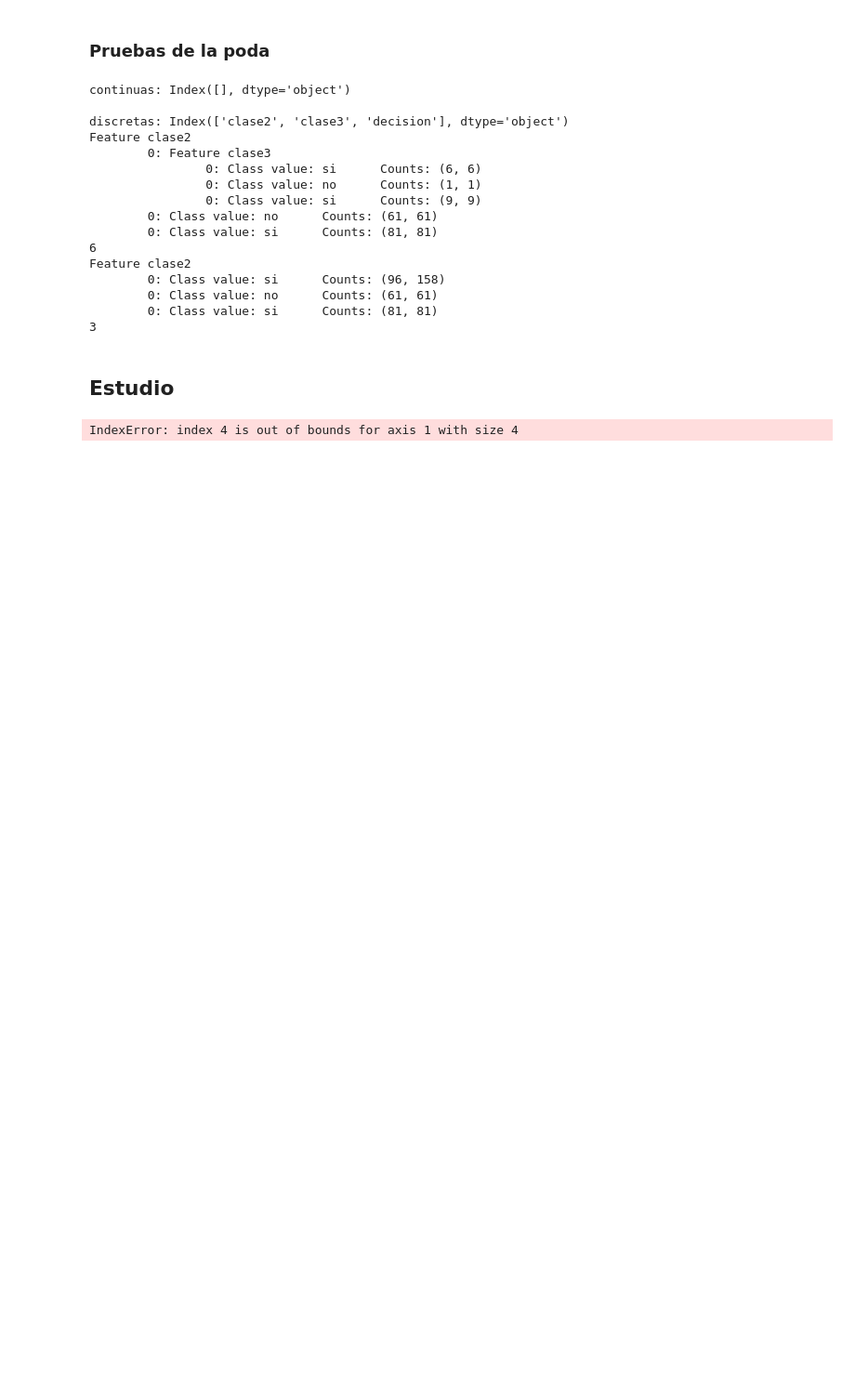
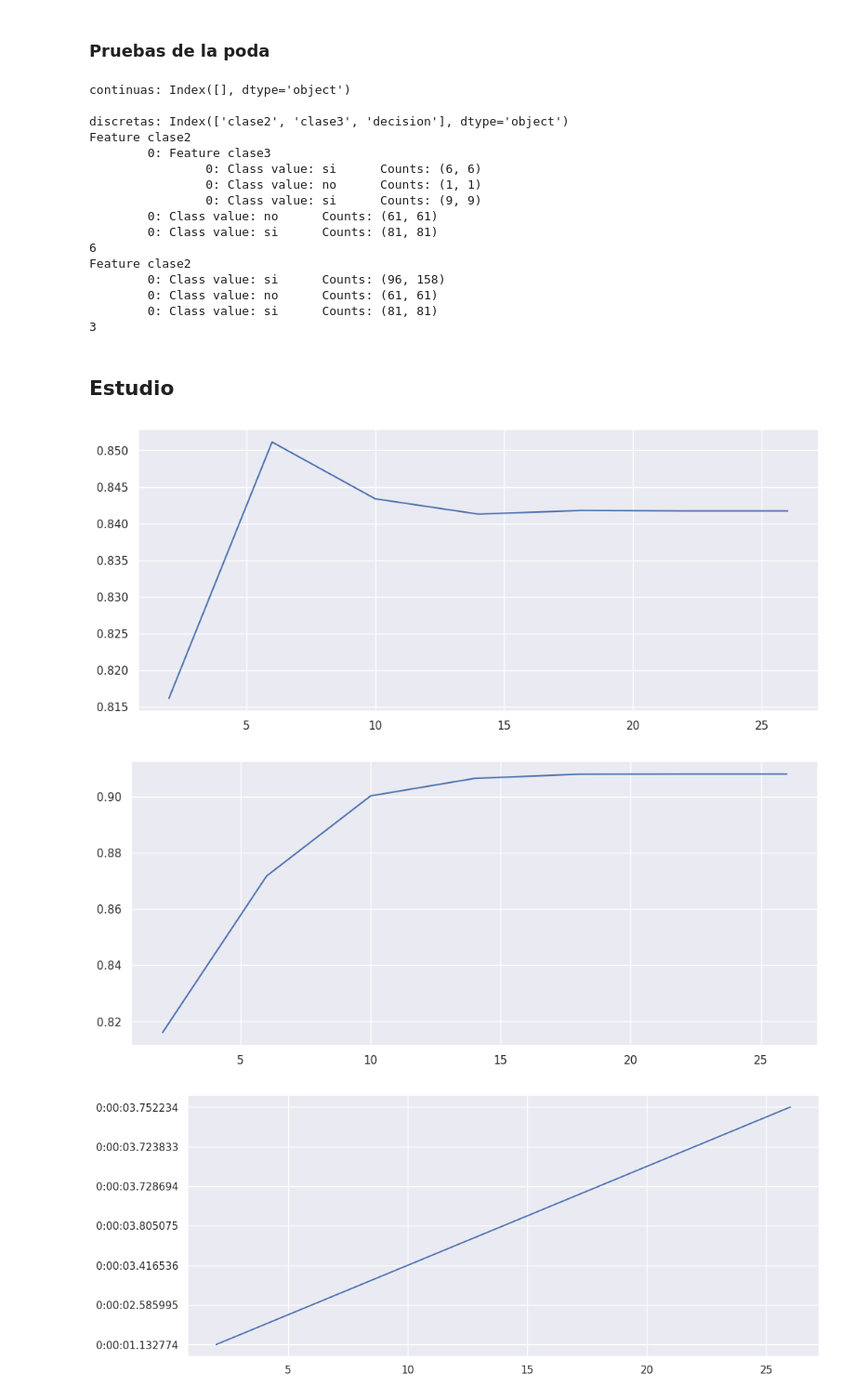
Before and after one commit to Karlingas/Algoritmos-Arboles-de-Decision, a Jupyter notebook: ArbolesDecision.ipynb, the cells around one changed output. Shown at 93% size. Drawn from its saved outputs; the diff is of its cells as text; code cells hidden in the pictures; blank space fills up the shorter version.

Commit message:
tiempo con prof, prob con criterion

```diff
--- a/ArbolesDecision.ipynb
+++ b/ArbolesDecision.ipynb
@@ -722,7 +723,9 @@ class C45Classifier(BaseEstimator, ClassifierMixin):
 
         # Tiempos para estadísticas
         self.t_exec = None
+        self.t_exec_float = 0
         self.t_prune = None
+        self.t_prune_float = 0
         self.skipped = 0
 
 
@@ -735,12 +738,14 @@ class C45Classifier(BaseEstimator, ClassifierMixin):
         self.y_vars = np.unique(y)
         # Llamada a la función recursiva que aprende el árbol.
         self._partial_fit(X, y, self.tree, 0, set([]))
-        self.t_exec = self.showTime(time.time() - t_start)
+        self.t_exec_float = time.time() - t_start
+        self.t_exec = self.showTime(self.t_exec_float)
 
         if self.prune:
             t_prune_started = time.time()
             self._prune_tree(X, y, self.tree)
-            self.t_prune = self.showTime(time.time() - t_prune_started)
+            self.t_prune_float = time.time() - t_prune_started
+            self.t_prune = self.showTime(self.t_prune_float)
 
         return self
 
@@ -1372,20 +1377,33 @@ Feature clase2
 ## Estudio
 # %%
 import matplotlib.pyplot as plt
+from sympy.abc import y
 
-#X,y=X2,y2
-y_plot = []
+X,y=X2,y2
+y_plot_score_test = []
+y_plot_score = []
+y_plot_time = []
 for i in range(2,30,4):
     arbol = C45Classifier(attributes, disc_atts, cont_atts, max_depth=i, criterion='classification_error', prune=False)
     arbol.fit(X2,y2)
-    y_plot.append(arbol.score(X_test,y_test))
+    y_plot_score_test.append(arbol.score(X_test,y_test))
+    y_plot_score.append(arbol.score(X, y))
+    y_plot_time.append(arbol.t_exec)
 
 #tiempo con prof, prob con criterion, tiempo con sin poda, prob con limite cuartil
 
-ypoints = np.array(y_plot)
-xpoints = np.array(range(2,30,4))
+y_score_test = np.array(y_plot_score_test)
+y_score = np.array(y_plot_score)
+y_time = np.array(y_plot_time)
+x_criterion = np.array(range(2,30,4))
 
-plt.plot(xpoints, ypoints)
+plt.plot(x_criterion, y_score_test)
 plt.show()
+plt.plot(x_criterion, y_score)
+plt.show()
+plt.plot(x_criterion, y_time)
+plt.show()
 # %% [output]
-IndexError: index 4 is out of bounds for axis 1 with size 4
+[figure, added]
+[figure, added]
+[figure, added]
```
Also changed, not shown: parts of 19 cells of this notebook.
